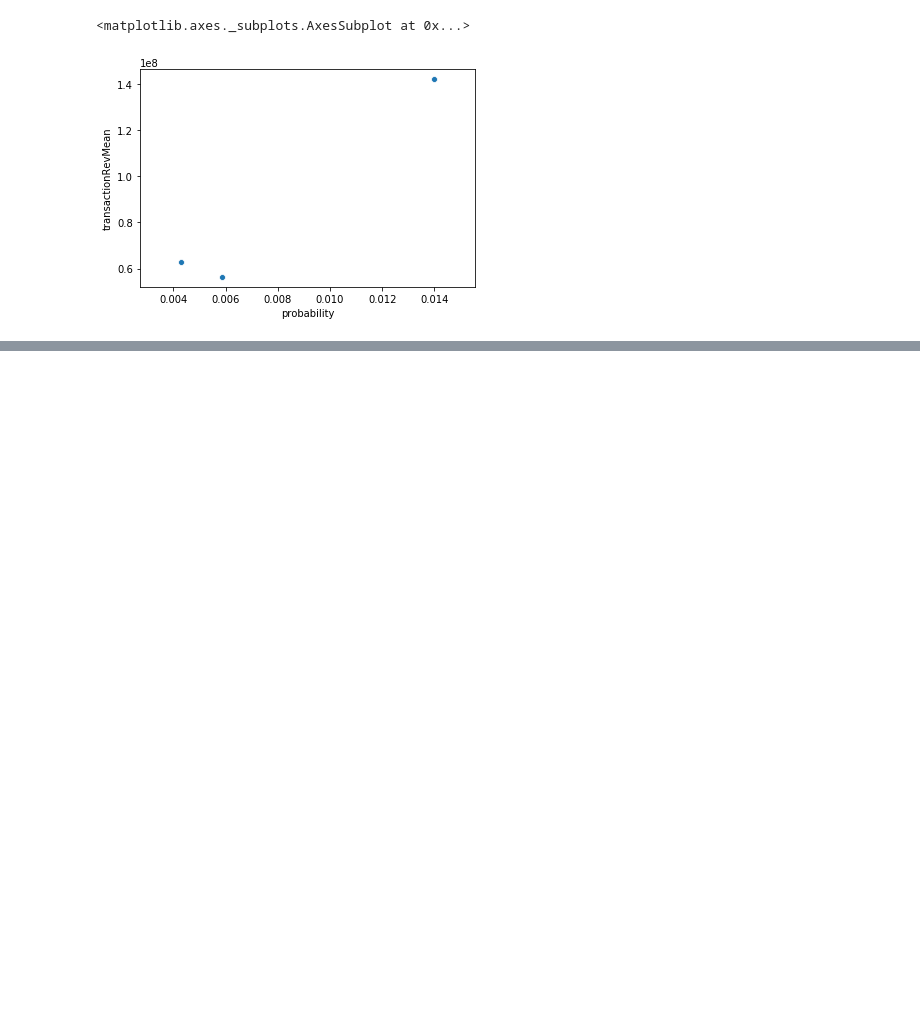
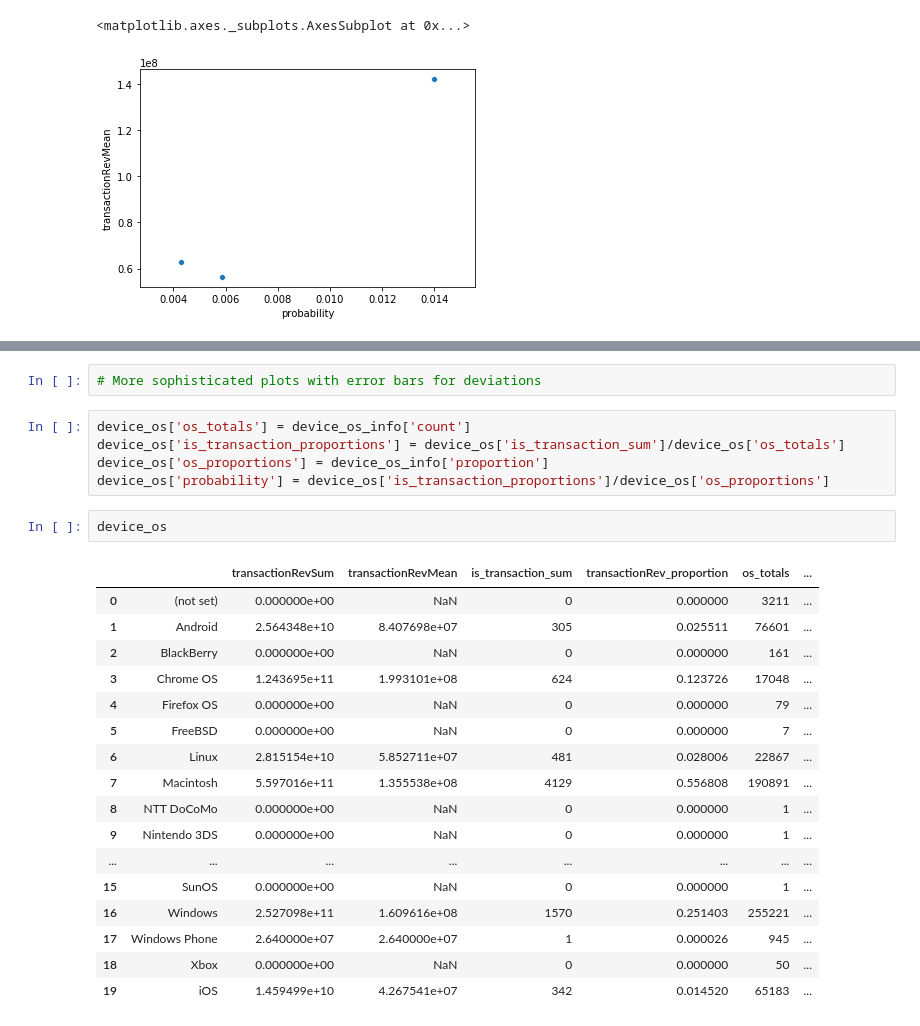
Before and after one commit to Pavan-Sangha/Kaggle-Google-Analytics-Customer-Revenue, a Jupyter notebook: feature_analysis.ipynb, the cells around one changed output, grey strips where cells are left out. Saved outputs shown, nothing was run; the diff lists cells and outputs as text; blank space fills up the shorter version.

```diff
--- a/feature_analysis.ipynb
+++ b/feature_analysis.ipynb
@@ -385,0 +461,27 @@ sns.scatterplot(x='probability',y='transactionRevMean', data = device_category)
+# %%
+# More sophisticated plots with error bars for deviations
+# %%
+device_os['os_totals'] = device_os_info['count']
+device_os['is_transaction_proportions'] = device_os['is_transaction_sum']/device_os['os_totals']
+device_os['os_proportions'] = device_os_info['proportion']
+device_os['probability'] = device_os['is_transaction_proportions']/device_os['os_proportions']
+# %%
+device_os
+# %% [output]
+|  |  | transactionRevSum | transactionRevMean | is_transaction_sum | transactionRev_proportion | os_totals | ... |
+| 0 | (not set) | 0.000000e+00 | NaN | 0 | 0.000000 | 3211 | ... |
+| 1 | Android | 2.564348e+10 | 8.407698e+07 | 305 | 0.025511 | 76601 | ... |
+| 2 | BlackBerry | 0.000000e+00 | NaN | 0 | 0.000000 | 161 | ... |
+| 3 | Chrome OS | 1.243695e+11 | 1.993101e+08 | 624 | 0.123726 | 17048 | ... |
+| 4 | Firefox OS | 0.000000e+00 | NaN | 0 | 0.000000 | 79 | ... |
+| 5 | FreeBSD | 0.000000e+00 | NaN | 0 | 0.000000 | 7 | ... |
+| 6 | Linux | 2.815154e+10 | 5.852711e+07 | 481 | 0.028006 | 22867 | ... |
+| 7 | Macintosh | 5.597016e+11 | 1.355538e+08 | 4129 | 0.556808 | 190891 | ... |
+| 8 | NTT DoCoMo | 0.000000e+00 | NaN | 0 | 0.000000 | 1 | ... |
+| 9 | Nintendo 3DS | 0.000000e+00 | NaN | 0 | 0.000000 | 1 | ... |
+| ... | ... | ... | ... | ... | ... | ... | ... |
+| 15 | SunOS | 0.000000e+00 | NaN | 0 | 0.000000 | 1 | ... |
+| 16 | Windows | 2.527098e+11 | 1.609616e+08 | 1570 | 0.251403 | 255221 | ... |
+| 17 | Windows Phone | 2.640000e+07 | 2.640000e+07 | 1 | 0.000026 | 945 | ... |
+| 18 | Xbox | 0.000000e+00 | NaN | 0 | 0.000000 | 50 | ... |
+| 19 | iOS | 1.459499e+10 | 4.267541e+07 | 342 | 0.014520 | 65183 | ... |
```
Also changed, not shown: parts of 10 cells of this notebook.
